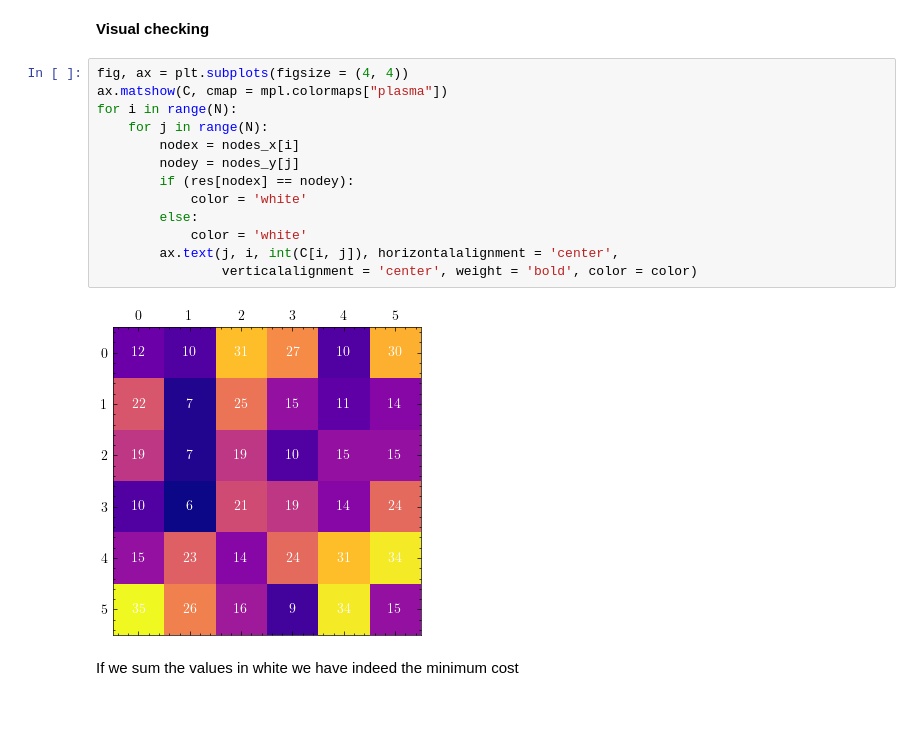
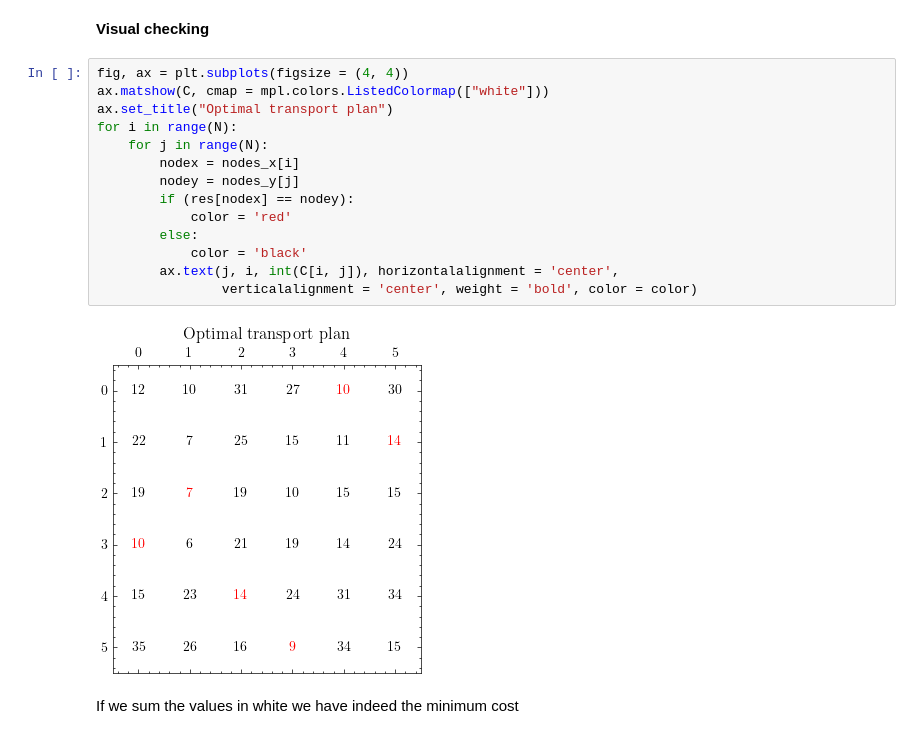
Before and after one commit to istmarc/optimal-transport, a Jupyter notebook: discrete/Minimum cost bipartite matching.ipynb, the cells around one changed output. Saved outputs shown, nothing was run; the diff lists cells and outputs as text; blank space fills up the shorter version.

```diff
--- a/discrete/Minimum cost bipartite matching.ipynb
+++ b/discrete/Minimum cost bipartite matching.ipynb
@@ -160,19 +163,20 @@ min_cost
 **Visual checking**
 # %%
 fig, ax = plt.subplots(figsize = (4, 4))
-ax.matshow(C, cmap = mpl.colormaps["plasma"])
+ax.matshow(C, cmap = mpl.colors.ListedColormap(["white"]))
+ax.set_title("Optimal transport plan")
 for i in range(N):
     for j in range(N):
         nodex = nodes_x[i]
         nodey = nodes_y[j]
         if (res[nodex] == nodey):
-            color = 'white'
+            color = 'red'
         else:
-            color = 'white'
+            color = 'black'
         ax.text(j, i, int(C[i, j]), horizontalalignment = 'center',
                 verticalalignment = 'center', weight = 'bold', color = color)
 # %% [output]
-[figure, old version]
+[figure, new version]
 # %% [markdown]
 If we sum the values in white we have indeed the minimum cost
 # %%
```
Also changed, not shown: parts of 12 cells of this notebook.
